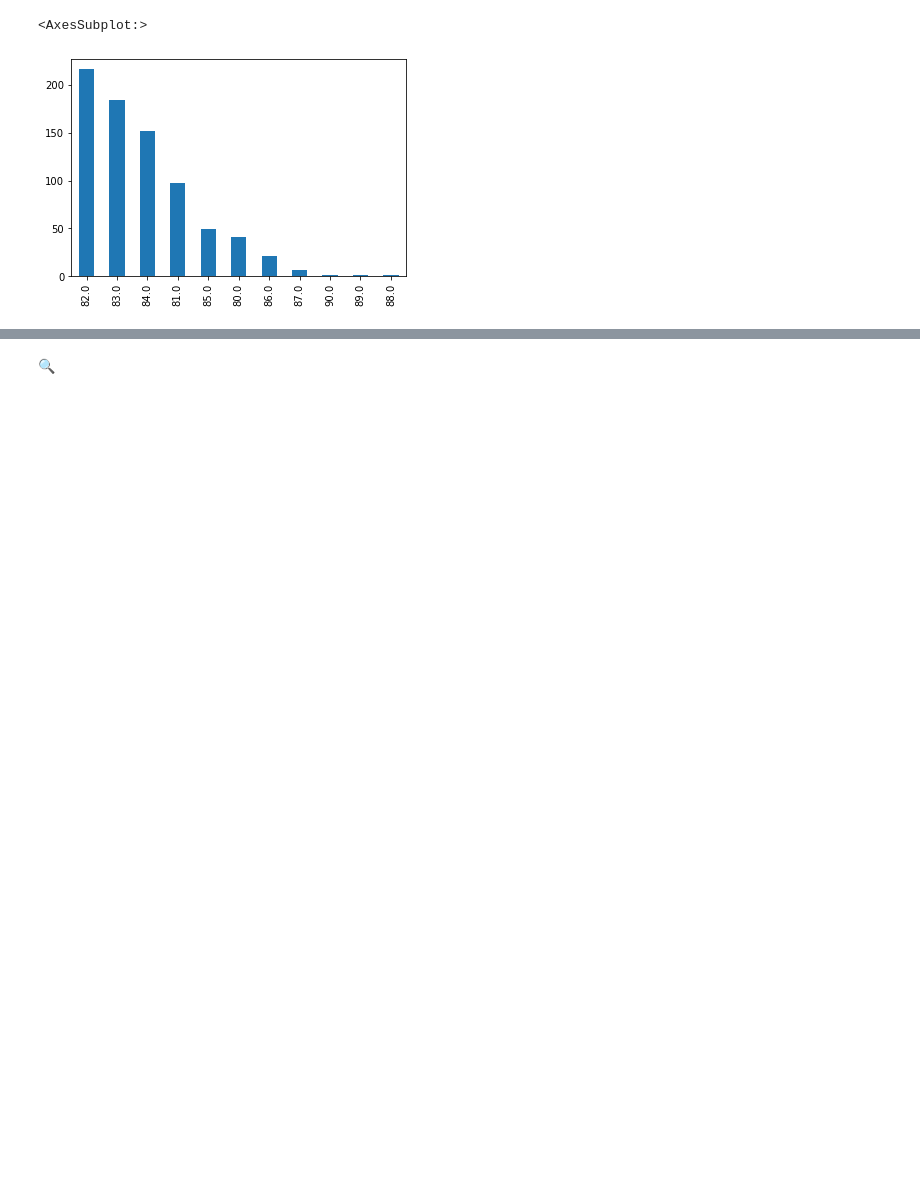
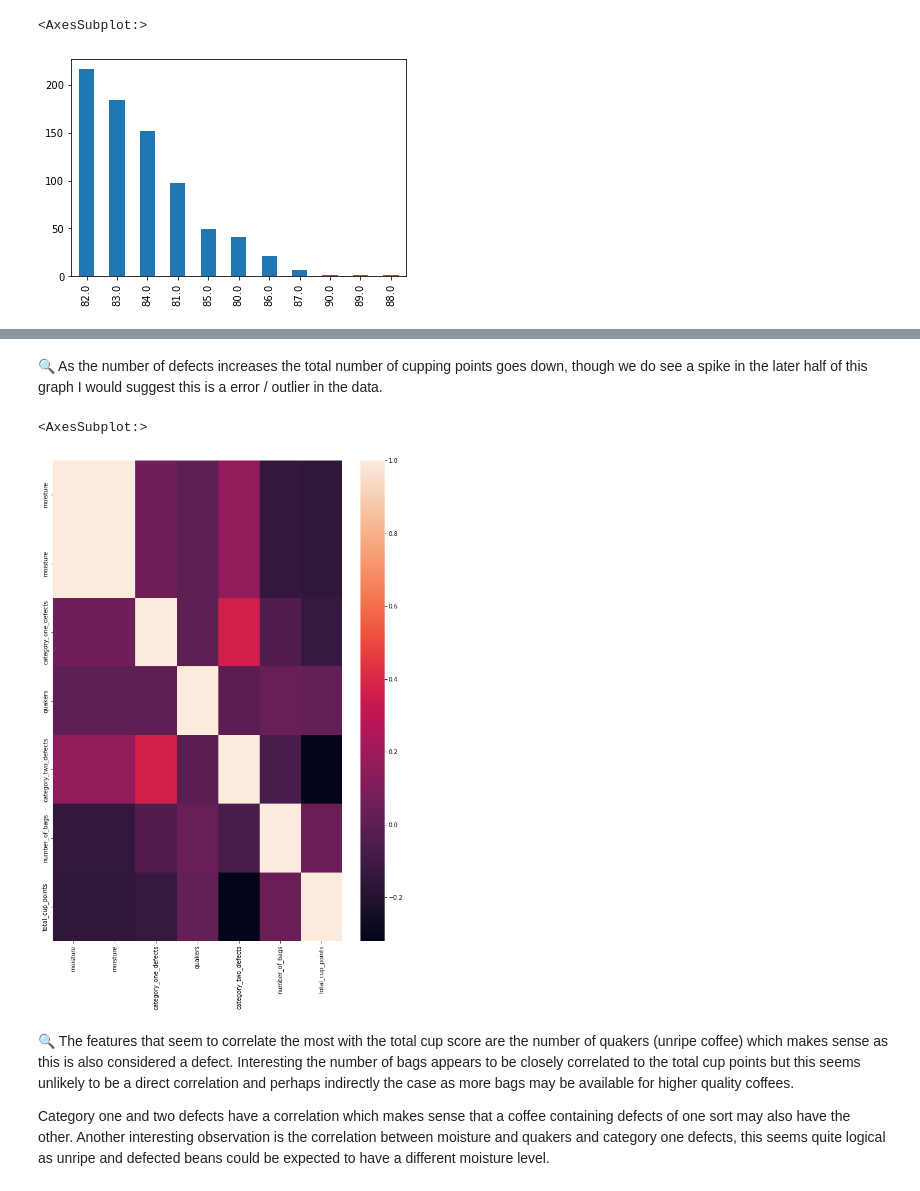
Before and after one commit to sleepypioneer/coffee-quality, a Jupyter notebook: analysis/notebooks/data_exploration.ipynb, the cells around one changed output, grey strips where cells are left out. Drawn from its saved outputs; the diff is of its cells as text; code cells hidden in the pictures; blank space fills up the shorter version.

```diff
--- a/analysis/notebooks/data_exploration.ipynb
+++ b/analysis/notebooks/data_exploration.ipynb
@@ -214,0 +251,3 @@ df[df["total_cup_points"] > 80]["total_cup_points"].round().value_counts().plot(
+# %%
+features = green_features + processing_features
+df[features].describe().T
@@ -215,2 +294,13 @@ df[df["total_cup_points"] > 80]["total_cup_points"].round().value_counts().plot(
+# %% [markdown]
+🔍 As the number of defects increases the total number of cupping points goes down, though we do see a spike in the later half of this graph I would suggest this is a error / outlier in the data.
+# %%
+correlations = df_full_train[features + ["total_cup_points"]].corr()
+plt.figure(figsize=(11, 15))
+sns.heatmap(correlations)
+# %% [output]
+<AxesSubplot:>
+[figure, added]
 # %% [markdown]
-🔍
+🔍 The features that seem to correlate the most with the total cup score are the number of quakers (unripe coffee) which makes sense as this is also considered a defect. Interesting the number of bags appears to be closely correlated to the total cup points but this seems unlikely to be a direct correlation and perhaps indirectly the case as more bags may be available for higher quality coffees.
+
+Category one and two defects have a correlation which makes sense that a coffee containing defects of one sort may also have the other. Another interesting observation is the correlation between moisture and quakers and category one defects, this seems quite logical as unripe and defected beans could be expected to have a different moisture level.
```
Also changed, not shown: parts of 26 cells of this notebook, 5 other files.
